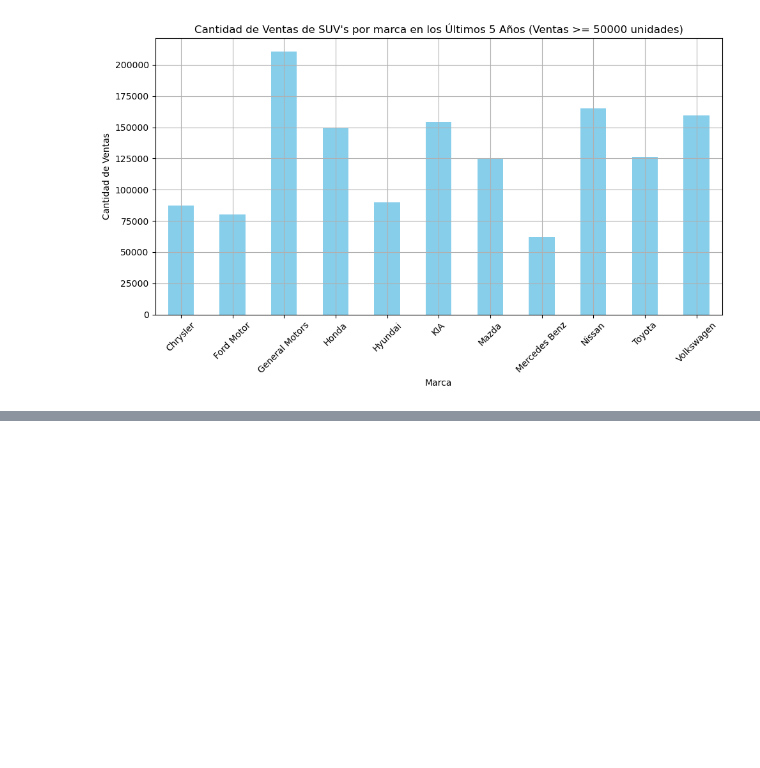
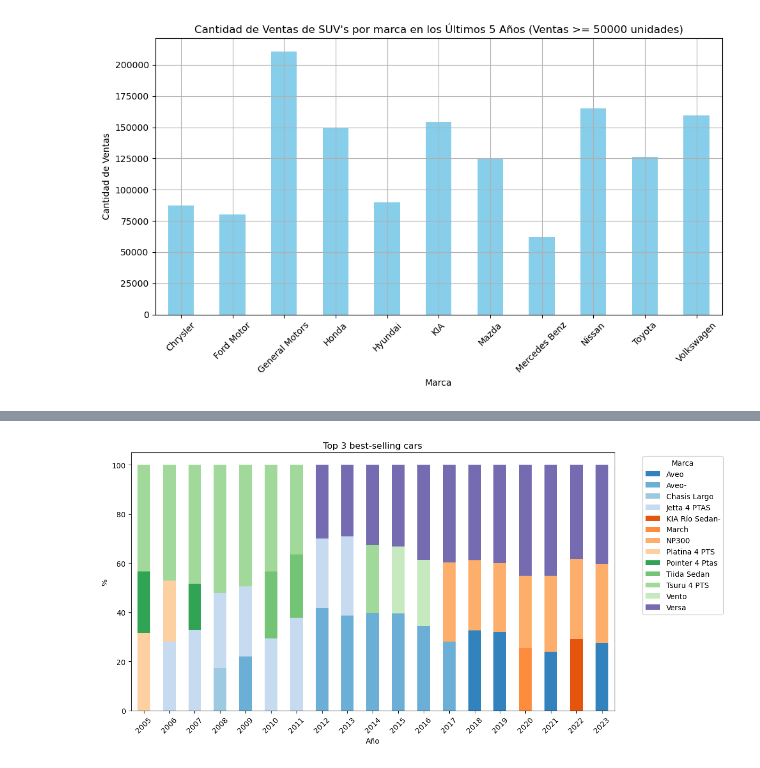
Before and after one commit to AngelesVillagrana/Project-1, a Jupyter notebook: Project-1-Car-Sales.ipynb, the cells around one changed output, grey strips where cells are left out. Cells and saved outputs as stored; diff of their text form; code cells hidden in the pictures; blank space fills up the shorter version.

```diff
--- a/Project-1-Car-Sales.ipynb
+++ b/Project-1-Car-Sales.ipynb
@@ -841,0 +878,38 @@ plt.show()
+# %%
+# Paso 2: Agrupa los datos por año
+grouped = Ord_df.groupby('Año')
+# Paso 3: Aplica una función a cada grupo para tomar los primeros 5 registros y sumar el resto
+resultados = []
+for _, group in grouped:
+    top_3 = group.head(3)
+    resultados.append(top_3)
+# Paso 4: Concatena los resultados en un nuevo DataFrame
+nuevo_df = pd.concat(resultados, ignore_index=True)
+# Paso 2: Agrupa los datos por año
+grouped = Ord_df.groupby('Año')
+# Paso 3: Aplica una función a cada grupo para tomar los primeros 5 registros y sumar el resto
+resultados = []
+for _, group in grouped:
+    top_10 = group.head(3)
+    resultados.append(top_10)
+# Paso 4: Concatena los resultados en un nuevo DataFrame
+nuevo_df = pd.concat(resultados, ignore_index=True)
+# Agrupar por año y marca, y sumar las ventas
+ventas_por_origen_ano = nuevo_df.groupby(['Año', 'Modelo'])['Cantidad'].sum().unstack()
+# Calcular el total de ventas por año
+ventas_por_ano1 = ventas_por_origen_ano.sum(axis=1)
+# Calcular el porcentaje de ventas de cada marca por año
+porcentaje_ventas = ventas_por_origen_ano.div(ventas_por_ano1, axis=0) * 100
+# Graficar la gráfica de barras de 100%
+porcentaje_ventas.plot(kind='bar', stacked=True, figsize=(12, 6))
+palette = "tab20c"
+sns.set_palette(palette)
+plt.title('Top 3 best-selling cars')
+plt.xlabel('Año')
+plt.ylabel('%')
+plt.xticks(rotation=45)
+plt.legend(title='Marca', bbox_to_anchor=(1.05, 1), loc='upper left')
+plt.tight_layout()
+plt.show()
+# %% [output]
+[figure, added]
```
Also changed, not shown: parts of 17 cells of this notebook.
